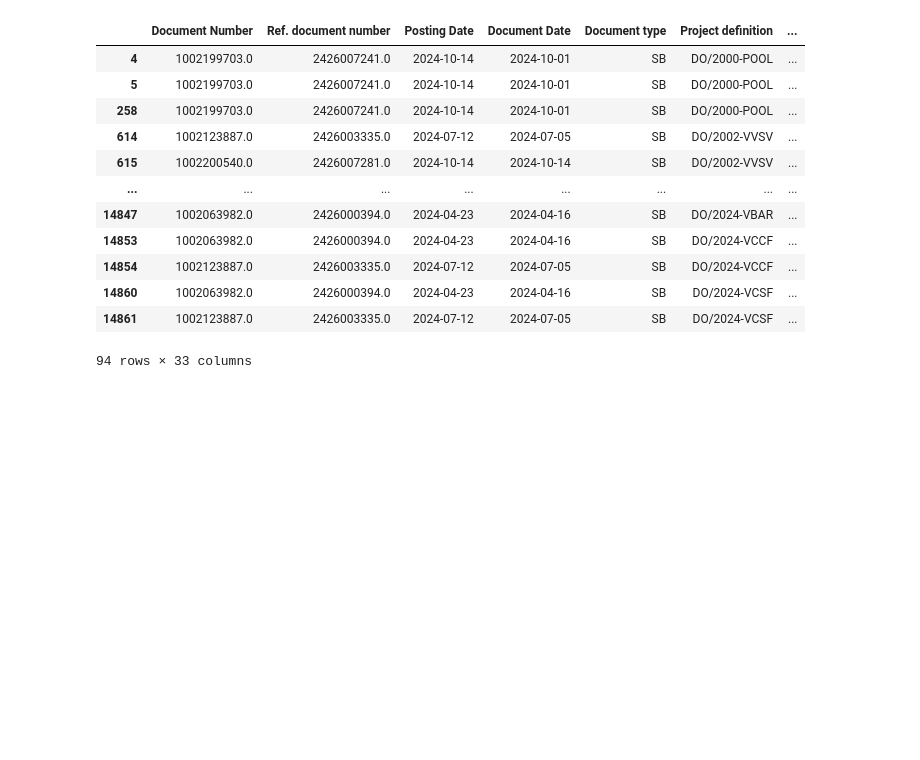
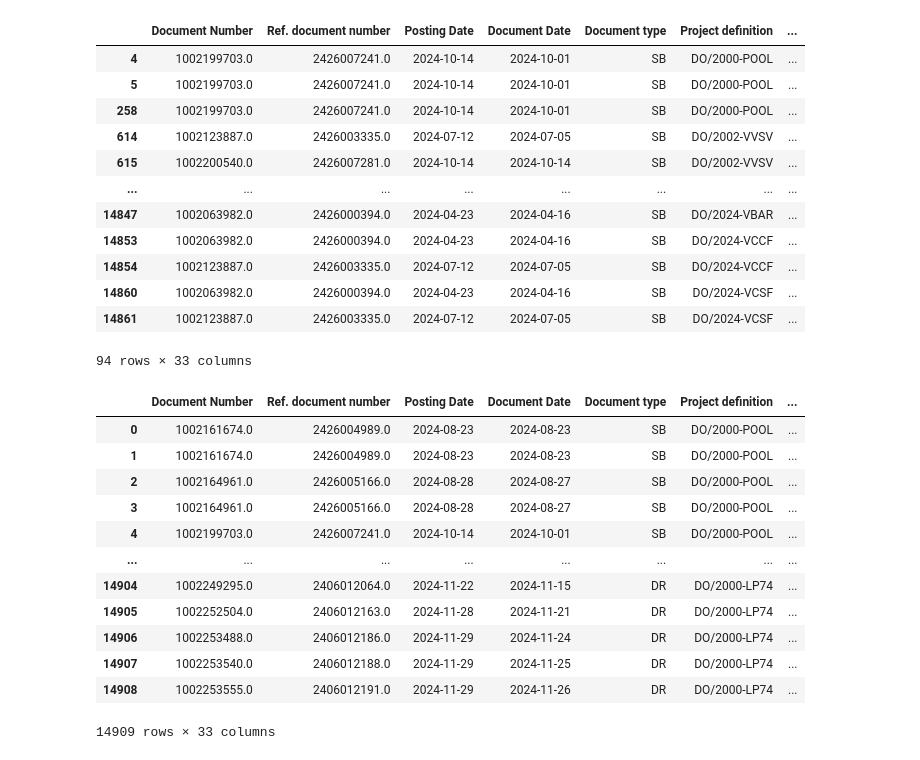
Before and after one commit to khamsakamal48/Funds-receivable-in-ERP, a Jupyter notebook: Working Analysis.ipynb, the cells around one changed output. Drawn from its saved outputs; the diff is of its cells as text; code cells hidden in the pictures; blank space fills up the shorter version.

```diff
--- a/Working Analysis.ipynb
+++ b/Working Analysis.ipynb
@@ -791,3 +791,19 @@ final_data.loc[
 | 14860 | 1002063982.0 | 2426000394.0 | 2024-04-23 | 2024-04-16 | SB | DO/2024-VCSF | ... |
 | 14861 | 1002123887.0 | 2426003335.0 | 2024-07-12 | 2024-07-05 | SB | DO/2024-VCSF | ... |
 94 rows × 33 columns
+# %%
+final_data
+# %% [output]
+|  | Document Number | Ref. document number | Posting Date | Document Date | Document type | Project definition | ... |
+| 0 | 1002161674.0 | 2426004989.0 | 2024-08-23 | 2024-08-23 | SB | DO/2000-POOL | ... |
+| 1 | 1002161674.0 | 2426004989.0 | 2024-08-23 | 2024-08-23 | SB | DO/2000-POOL | ... |
+| 2 | 1002164961.0 | 2426005166.0 | 2024-08-28 | 2024-08-27 | SB | DO/2000-POOL | ... |
+| 3 | 1002164961.0 | 2426005166.0 | 2024-08-28 | 2024-08-27 | SB | DO/2000-POOL | ... |
+| 4 | 1002199703.0 | 2426007241.0 | 2024-10-14 | 2024-10-01 | SB | DO/2000-POOL | ... |
+| ... | ... | ... | ... | ... | ... | ... | ... |
+| 14904 | 1002249295.0 | 2406012064.0 | 2024-11-22 | 2024-11-15 | DR | DO/2000-LP74 | ... |
+| 14905 | 1002252504.0 | 2406012163.0 | 2024-11-28 | 2024-11-21 | DR | DO/2000-LP74 | ... |
+| 14906 | 1002253488.0 | 2406012186.0 | 2024-11-29 | 2024-11-24 | DR | DO/2000-LP74 | ... |
+| 14907 | 1002253540.0 | 2406012188.0 | 2024-11-29 | 2024-11-25 | DR | DO/2000-LP74 | ... |
+| 14908 | 1002253555.0 | 2406012191.0 | 2024-11-29 | 2024-11-26 | DR | DO/2000-LP74 | ... |
+14909 rows × 33 columns
```
Also changed, not shown: 1 other file.
